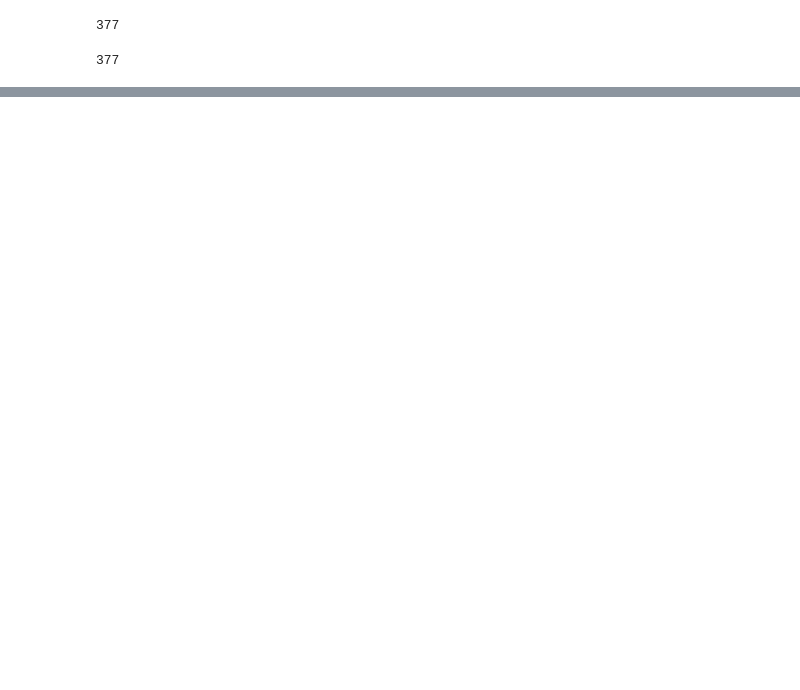
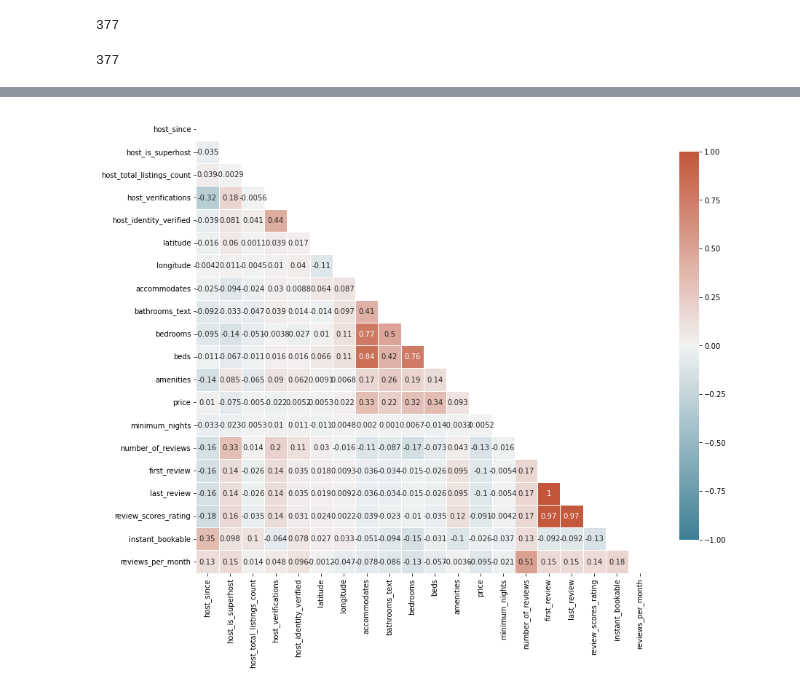
Before and after one commit to mariozapatero/Machine_Learning_Competition, a Jupyter notebook: 2_Data_Cleaning.ipynb, the cells around one changed output, grey strips where cells are left out. Drawn from its saved outputs; the diff is of its cells as text; code cells hidden in the pictures; blank space fills up the shorter version.

```diff
--- a/2_Data_Cleaning.ipynb
+++ b/2_Data_Cleaning.ipynb
@@ -470,0 +558,2 @@ cleaning.head()
+# %%
+cleaning.instant_bookable = cleaning.instant_bookable.replace(['f', 't'], [0, 1])
@@ -470,0 +572,2 @@ cleaning.head()
+# %%
+cleaning.reviews_per_month.fillna(0, inplace=True)
@@ -470,0 +585,2 @@ cleaning.head()
+# %%
+cleaning.drop('id', axis=1, inplace=True)
@@ -470,0 +602,5 @@ cleaning.head()
+# %%
+non_dummies = cleaning[['host_since','host_is_superhost', 'host_total_listings_count', 'host_verifications',
+                        'host_identity_verified', 'latitude', 'longitude', 'accommodates', 'bathrooms_text',
+                        'bedrooms', 'beds', 'amenities', 'price', 'minimum_nights', 'number_of_reviews', 'first_review',
+                        'last_review', 'review_scores_rating', 'instant_bookable', 'reviews_per_month']]
@@ -470,0 +622,19 @@ cleaning.head()
+# %%
+plt.figure(figsize=(14,14))
+
+mascara = np.triu(np.ones_like(non_dummies.corr(), dtype=bool)) # generamos la máscara para la triangular superior
+
+color_map = sns.diverging_palette(220, 20, as_cmap=True) # Paleta de colores
+
+sns.heatmap(non_dummies.corr(),
+            mask = mascara,
+            cmap=color_map,
+            square=True, #que los datos se vean como cuadrados
+            linewidth=0.5, #ancho de línea
+            vmax=1,
+            vmin=-1,
+            annot=True,
+            cbar_kws={"shrink": .7},# barra lateral
+);
+# %% [output]
+[figure, added]
```
Also changed, not shown: parts of 33 cells of this notebook, 1 other file.
